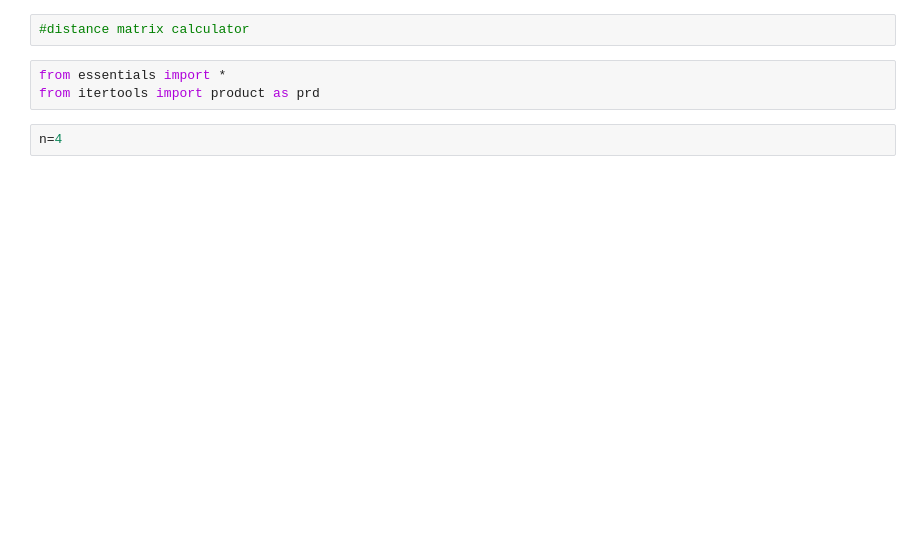
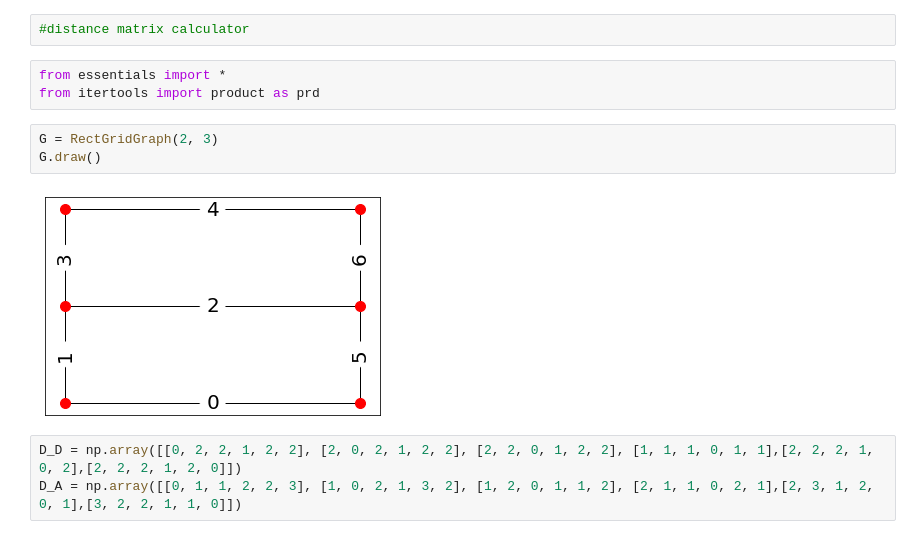
Before and after one commit to sarashs/Kir, a Jupyter notebook: Placement_toy_problem.ipynb, the cells around one changed output. Drawn from its saved outputs; the diff is of its cells as text; blank space fills up the shorter version.

```diff
--- a/Placement_toy_problem.ipynb
+++ b/Placement_toy_problem.ipynb
@@ -21,8 +21,14 @@ $\sum_i^n [1-\sum_j^nx_{ij}]^2=\sum_i^n\sum_j^n[-x_{ij}+2\sum_{k\neq j}^nx_{ij}x
 # %%
 from essentials import *
 from itertools import product as prd
-# %%
-n=4
+# %%
+G = RectGridGraph(2, 3)
+G.draw()
+# %% [output]
+[figure, added]
+# %%
+D_D = np.array([[0, 2, 2, 1, 2, 2], [2, 0, 2, 1, 2, 2], [2, 2, 0, 1, 2, 2], [1, 1, 1, 0, 1, 1],[2, 2, 2, 1, 0, 2],[2, 2, 2, 1, 2, 0]])
+D_A = np.array([[0, 1, 1, 2, 2, 3], [1, 0, 2, 1, 3, 2], [1, 2, 0, 1, 1, 2], [2, 1, 1, 0, 2, 1],[2, 3, 1, 2, 0, 1],[3, 2, 2, 1, 1, 0]])
 # %%
 def set_qubo_val(Q, x1, x2, value):
     if (x1, x2) in Q.keys():
```
Also changed, not shown: parts of 4 cells of this notebook.
